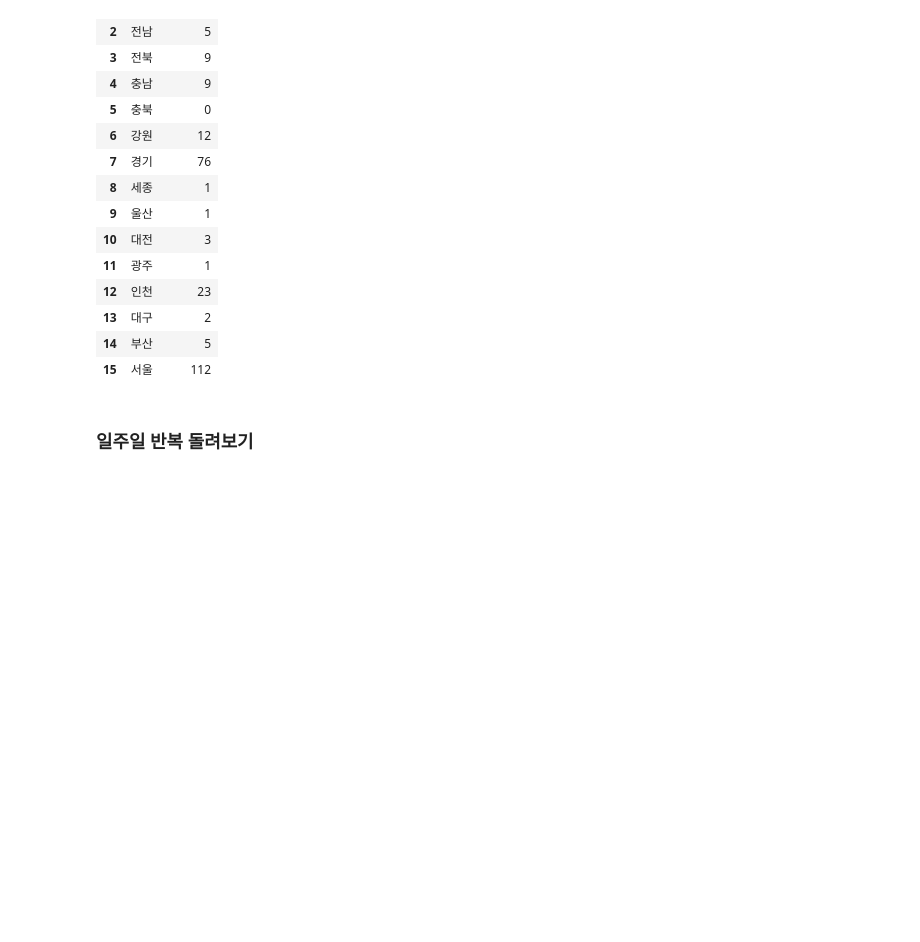
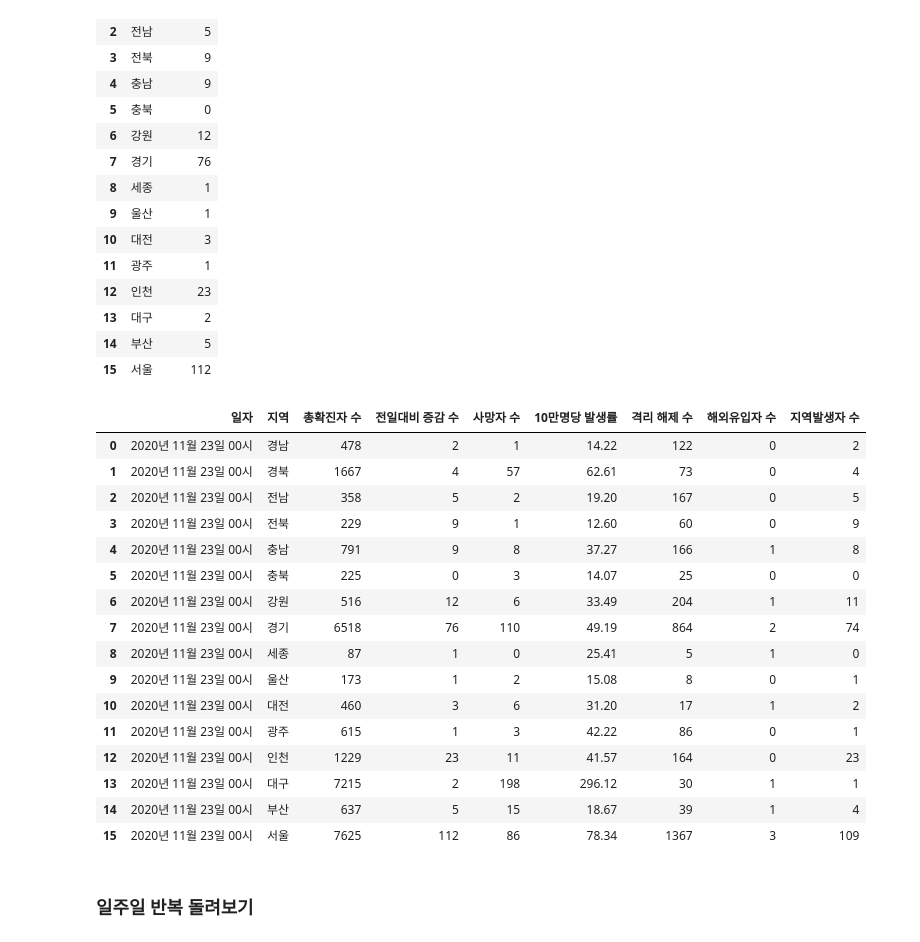
Before and after one commit to Wootae94/Data-Analysis-2020, a Jupyter notebook: 09.Covid-19/02_Korea_covid19.ipynb, the cells around one changed output. Saved outputs shown, nothing was run; the diff lists cells and outputs as text; code cells hidden in the pictures; blank space fills up the shorter version.

```diff
--- a/09.Covid-19/02_Korea_covid19.ipynb
+++ b/09.Covid-19/02_Korea_covid19.ipynb
@@ -76,6 +76,41 @@ df_tmp
 | 13 | 대구 | 2 |
 | 14 | 부산 | 5 |
 | 15 | 서울 | 112 |
+# %%
+# 11월 30일 모든 지역 뽑아보기
+tmp_list0=[];tmp_list1=[];tmp_list2=[];tmp_list3=[];tmp_list4=[];tmp_list5=[];tmp_list6=[]
+tmp_list7=[];tmp_list8=[]
+for i in range(2,18):
+    tmp_list0.append(items[i].find('stdDay').get_text())
+    tmp_list1.append(items[i].find('gubun').get_text())
+    tmp_list2.append(items[i].find('defCnt').get_text())
+    tmp_list3.append(items[i].find('incDec').get_text())
+    tmp_list4.append(items[i].find('deathCnt').get_text())
+    tmp_list5.append(items[i].find('qurRate').get_text())
+    tmp_list6.append(items[i].find('isolIngCnt').get_text())
+    tmp_list7.append(items[i].find('overFlowCnt').get_text())
+    tmp_list8.append(items[i].find('localOccCnt').get_text())
+
+df_tmp = pd.DataFrame({'일자':tmp_list0,'지역':tmp_list1,'총확진자 수':tmp_list2,'전일대비 증감 수':tmp_list3,'사망자 수':tmp_list4,'10만명당 발생률':tmp_list5,'격리 해제 수':tmp_list6,'해외유입자 수':tmp_list7,'지역발생자 수':tmp_list8})
+df_tmp
+# %% [output]
+|  | 일자 | 지역 | 총확진자 수 | 전일대비 증감 수 | 사망자 수 | 10만명당 발생률 | 격리 해제 수 | 해외유입자 수 | 지역발생자 수 |
+| 0 | 2020년 11월 23일 00시 | 경남 | 478 | 2 | 1 | 14.22 | 122 | 0 | 2 |
+| 1 | 2020년 11월 23일 00시 | 경북 | 1667 | 4 | 57 | 62.61 | 73 | 0 | 4 |
+| 2 | 2020년 11월 23일 00시 | 전남 | 358 | 5 | 2 | 19.20 | 167 | 0 | 5 |
+| 3 | 2020년 11월 23일 00시 | 전북 | 229 | 9 | 1 | 12.60 | 60 | 0 | 9 |
+| 4 | 2020년 11월 23일 00시 | 충남 | 791 | 9 | 8 | 37.27 | 166 | 1 | 8 |
+| 5 | 2020년 11월 23일 00시 | 충북 | 225 | 0 | 3 | 14.07 | 25 | 0 | 0 |
+| 6 | 2020년 11월 23일 00시 | 강원 | 516 | 12 | 6 | 33.49 | 204 | 1 | 11 |
+| 7 | 2020년 11월 23일 00시 | 경기 | 6518 | 76 | 110 | 49.19 | 864 | 2 | 74 |
+| 8 | 2020년 11월 23일 00시 | 세종 | 87 | 1 | 0 | 25.41 | 5 | 1 | 0 |
+| 9 | 2020년 11월 23일 00시 | 울산 | 173 | 1 | 2 | 15.08 | 8 | 0 | 1 |
+| 10 | 2020년 11월 23일 00시 | 대전 | 460 | 3 | 6 | 31.20 | 17 | 1 | 2 |
+| 11 | 2020년 11월 23일 00시 | 광주 | 615 | 1 | 3 | 42.22 | 86 | 0 | 1 |
+| 12 | 2020년 11월 23일 00시 | 인천 | 1229 | 23 | 11 | 41.57 | 164 | 0 | 23 |
+| 13 | 2020년 11월 23일 00시 | 대구 | 7215 | 2 | 198 | 296.12 | 30 | 1 | 1 |
+| 14 | 2020년 11월 23일 00시 | 부산 | 637 | 5 | 15 | 18.67 | 39 | 1 | 4 |
+| 15 | 2020년 11월 23일 00시 | 서울 | 7625 | 112 | 86 | 78.34 | 1367 | 3 | 109 |
 # %% [markdown]
 ### 일주일 반복 돌려보기
 # %%
```
Also changed, not shown: parts of 8 cells of this notebook, 4 other files.
